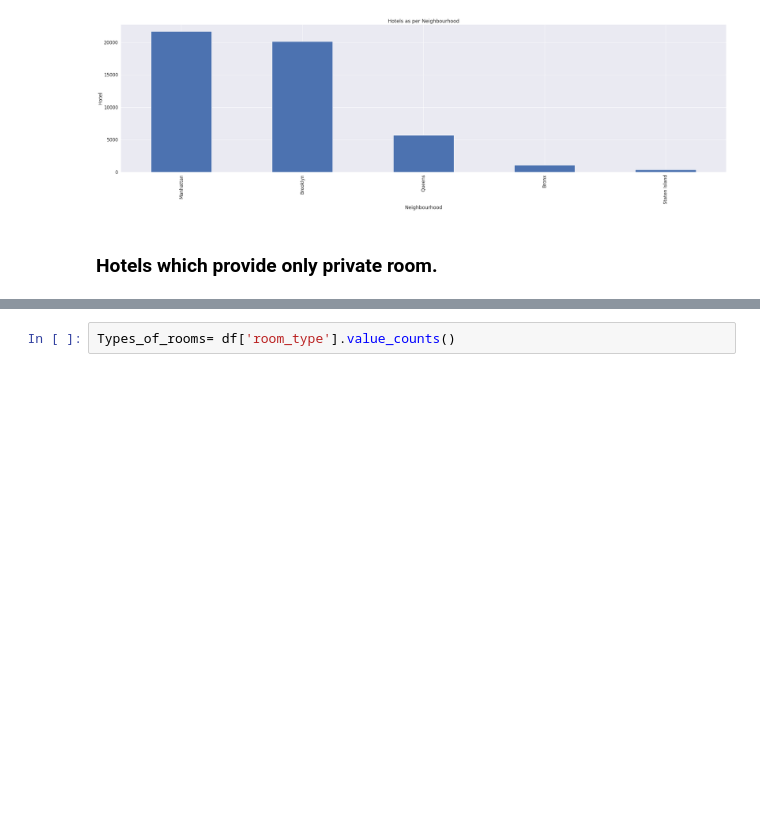
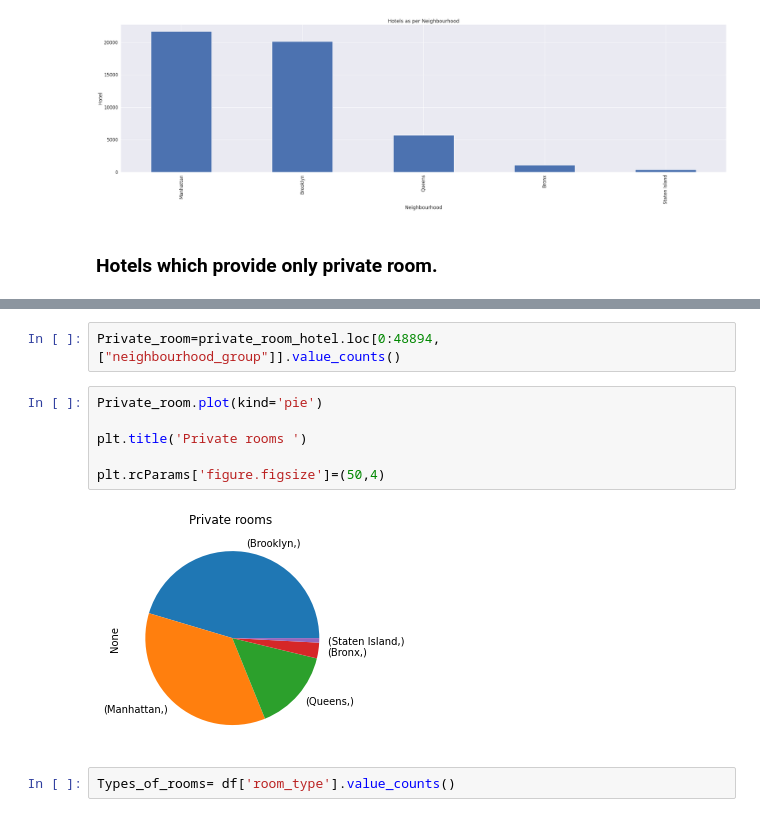
Before and after one commit to MeghanaRanganath98/EDA-data-analysis, a Jupyter notebook: Meghana_R_S__Airbnb_Bookings_Analysis_Capstone_Project.ipynb, the cells around one changed output, grey strips where cells are left out. Saved outputs shown, nothing was run; the diff lists cells and outputs as text; blank space fills up the shorter version.

```diff
--- a/Meghana_R_S__Airbnb_Bookings_Analysis_Capstone_Project.ipynb
+++ b/Meghana_R_S__Airbnb_Bookings_Analysis_Capstone_Project.ipynb
@@ -775,3 +781,13 @@ private_room_hotel
+# %%
+Private_room=private_room_hotel.loc[0:48894,["neighbourhood_group"]].value_counts()
+# %%
+Private_room.plot(kind='pie')
+
+plt.title('Private rooms ')
+
+plt.rcParams['figure.figsize']=(50,4)
+# %% [output]
+[figure, added]
 # %%
 Types_of_rooms= df['room_type'].value_counts()
 # %%
```
Also changed, not shown: parts of 5 cells of this notebook.
